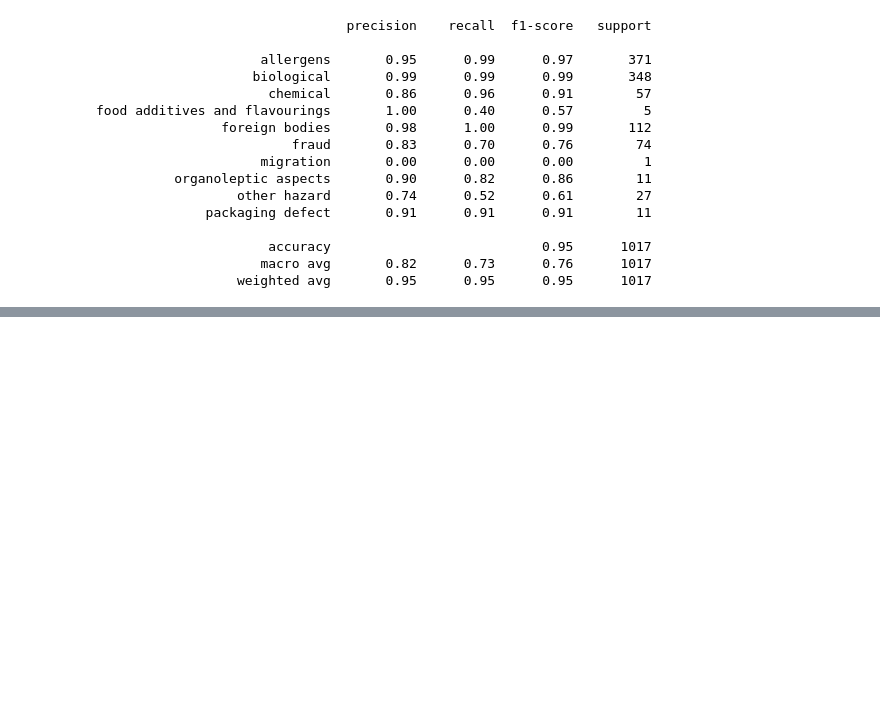
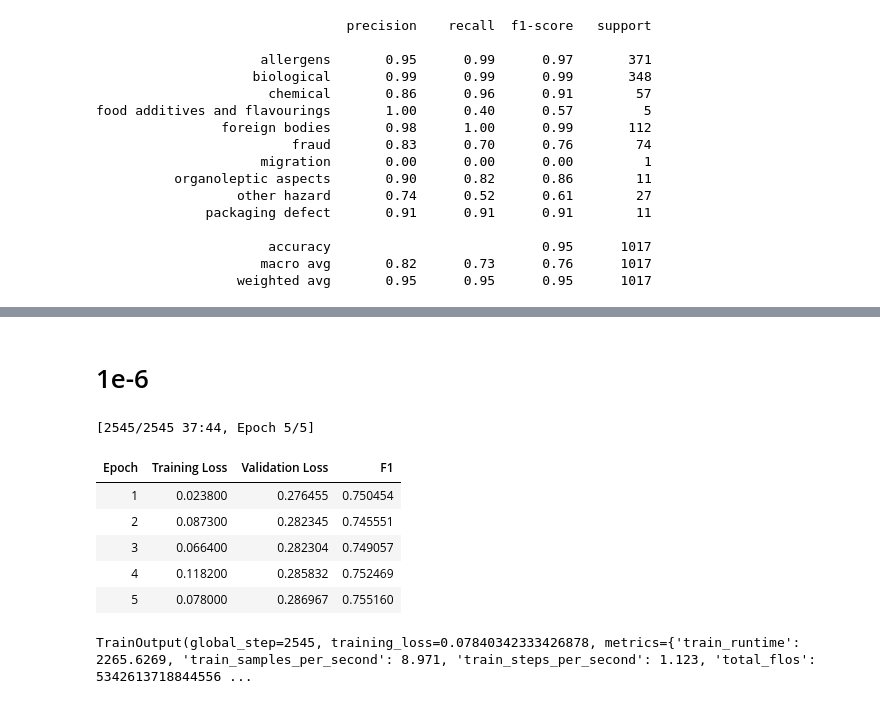
Before and after one commit to SushovitNanda/SemEval-Food-Hazards, a Jupyter notebook: Roberta.ipynb, the cells around one changed output, grey strips where cells are left out. Cells and saved outputs as stored; diff of their text form; code cells hidden in the pictures; blank space fills up the shorter version.

```diff
--- a/Roberta.ipynb
+++ b/Roberta.ipynb
@@ -141,0 +202,52 @@ food additives and flavourings       1.00      0.40      0.57         5
+# %% [markdown]
+# 1e-6
+# %%
+# Load the F1 metric and specify macro averaging
+f1_metric = evaluate.load("f1")
+
+# Define the compute_metrics function to maximize F1 macro average
+def compute_metrics(eval_pred):
+    logits, labels = eval_pred
+    predictions = np.argmax(logits, axis=-1)
+    # Compute the F1 macro average
+    f1 = f1_metric.compute(predictions=predictions, references=labels, average="macro")
+    return {"f1": f1["f1"]}
+
+# Update training arguments to focus on F1 score
+training_args = TrainingArguments(
+    output_dir="./results",
+    evaluation_strategy="epoch",
+    save_strategy="epoch",
+    learning_rate=1e-6,
+    per_device_train_batch_size=8,
+    per_device_eval_batch_size=8,
+    num_train_epochs=5,
+    weight_decay=0.01,
+    logging_dir="./logs",
+    logging_steps=10,
+    load_best_model_at_end=True,
+    metric_for_best_model="f1"  # Use F1 score as the metric for saving best model
+)
+
+# Redefine the Trainer with the updated compute_metrics
+trainer = Trainer(
+    model=model,
+    args=training_args,
+    train_dataset=train_dataset,
+    eval_dataset=test_dataset,
+    tokenizer=tokenizer,
+    data_collator=data_collator,
+    compute_metrics=compute_metrics  # Use F1 macro for evaluation
+)
+# %%
+# Train the model
+trainer.train()
+# %% [output]
+[2545/2545 37:44, Epoch 5/5]
+| Epoch | Training Loss | Validation Loss | F1 |
+| 1 | 0.023800 | 0.276455 | 0.750454 |
+| 2 | 0.087300 | 0.282345 | 0.745551 |
+| 3 | 0.066400 | 0.282304 | 0.749057 |
+| 4 | 0.118200 | 0.285832 | 0.752469 |
+| 5 | 0.078000 | 0.286967 | 0.755160 |
+TrainOutput(global_step=2545, training_loss=0.07840342333426878, metrics={'train_runtime': 2265.6269, 'train_samples_per_second': 8.971, 'train_steps_per_second': 1.123, 'total_flos': 5342613718844556 ...
```
Also changed, not shown: parts of 14 cells of this notebook.
